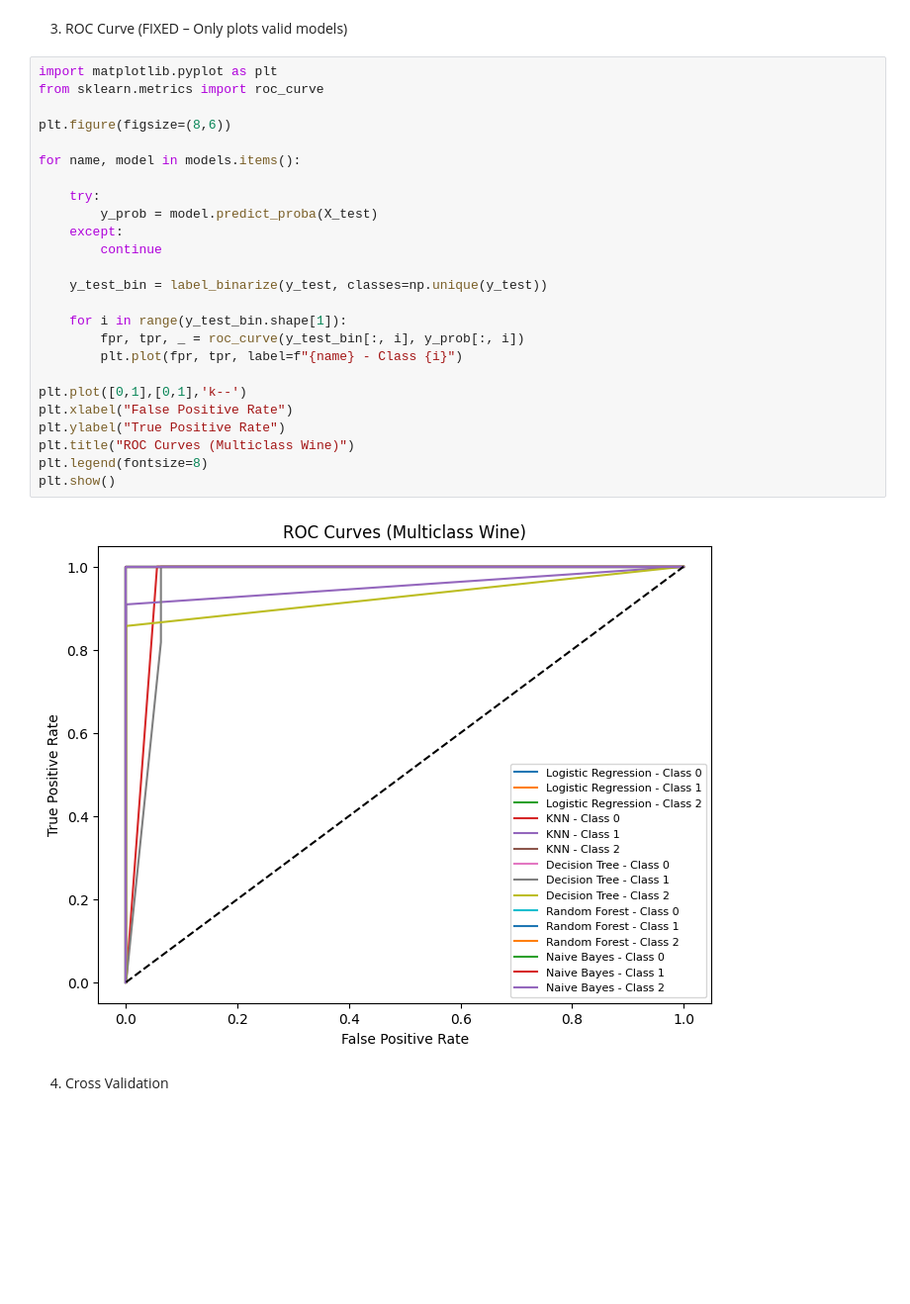
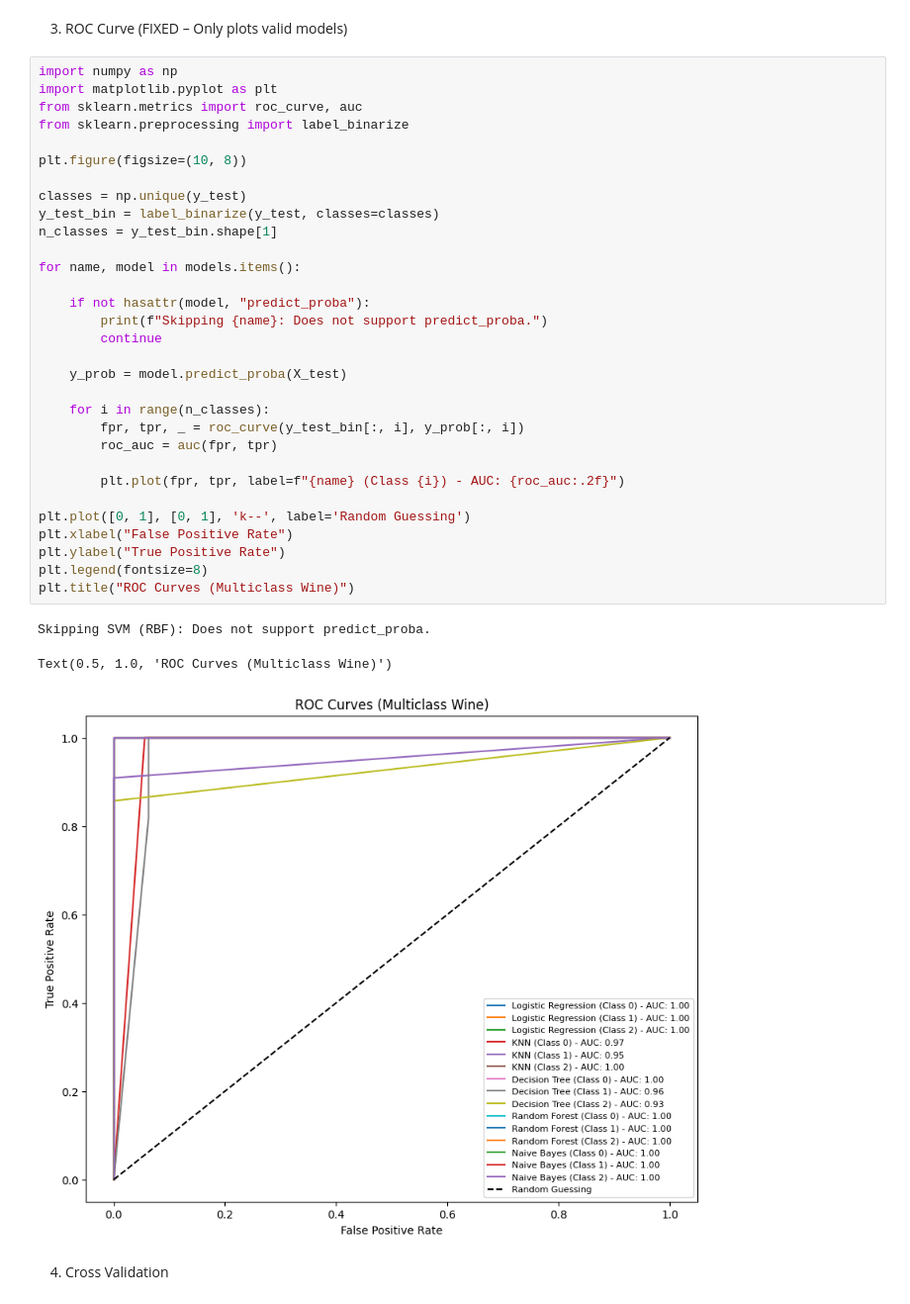
Before and after one commit to KeziahParpa/ICT120---Midterm-Group-Activity, a Jupyter notebook: Wine_Quality_Analysis.ipynb, the cells around one changed output. Shown at 99% size. Cells and saved outputs as stored; diff of their text form; blank space fills up the shorter version.

```diff
--- a/Wine_Quality_Analysis.ipynb
+++ b/Wine_Quality_Analysis.ipynb
@@ -309,32 +318,40 @@ display(results_df)
 # %% [markdown]
 3. ROC Curve (FIXED – Only plots valid models)
 # %%
+import numpy as np
 import matplotlib.pyplot as plt
-from sklearn.metrics import roc_curve
+from sklearn.metrics import roc_curve, auc
+from sklearn.preprocessing import label_binarize
 
-plt.figure(figsize=(8,6))
+plt.figure(figsize=(10, 8))
+
+classes = np.unique(y_test)
+y_test_bin = label_binarize(y_test, classes=classes)
+n_classes = y_test_bin.shape[1]
 
 for name, model in models.items():
 
-    try:
-        y_prob = model.predict_proba(X_test)
-    except:
+    if not hasattr(model, "predict_proba"):
+        print(f"Skipping {name}: Does not support predict_proba.")
         continue
 
-    y_test_bin = label_binarize(y_test, classes=np.unique(y_test))
+    y_prob = model.predict_proba(X_test)
 
-    for i in range(y_test_bin.shape[1]):
+    for i in range(n_classes):
         fpr, tpr, _ = roc_curve(y_test_bin[:, i], y_prob[:, i])
-        plt.plot(fpr, tpr, label=f"{name} - Class {i}")
+        roc_auc = auc(fpr, tpr)
 
-plt.plot([0,1],[0,1],'k--')
+        plt.plot(fpr, tpr, label=f"{name} (Class {i}) - AUC: {roc_auc:.2f}")
+
+plt.plot([0, 1], [0, 1], 'k--', label='Random Guessing')
 plt.xlabel("False Positive Rate")
 plt.ylabel("True Positive Rate")
+plt.legend(fontsize=8)
 plt.title("ROC Curves (Multiclass Wine)")
-plt.legend(fontsize=8)
-plt.show()
 # %% [output]
+Skipping SVM (RBF): Does not support predict_proba.
+Text(0.5, 1.0, 'ROC Curves (Multiclass Wine)')
-[figure, old version]
+[figure, new version]
 # %% [markdown]
 4. Cross Validation
 # %%
```
Also changed, not shown: parts of 1 cell of this notebook.
